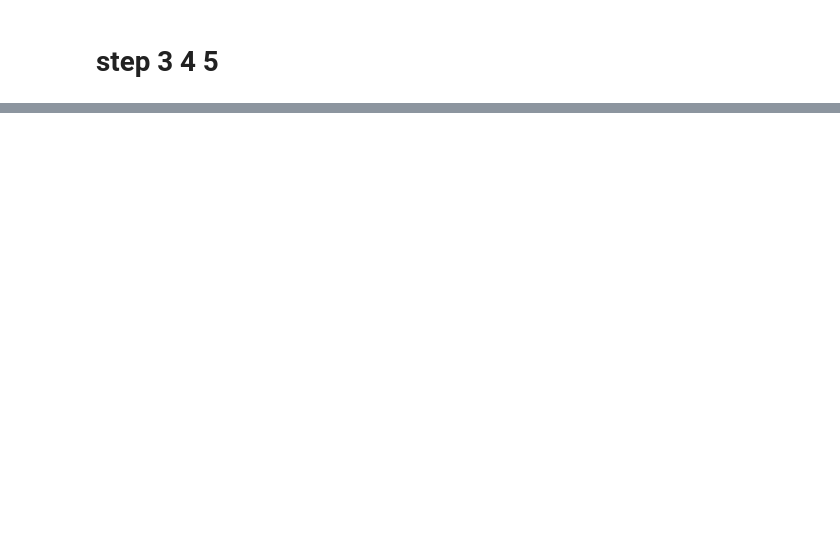
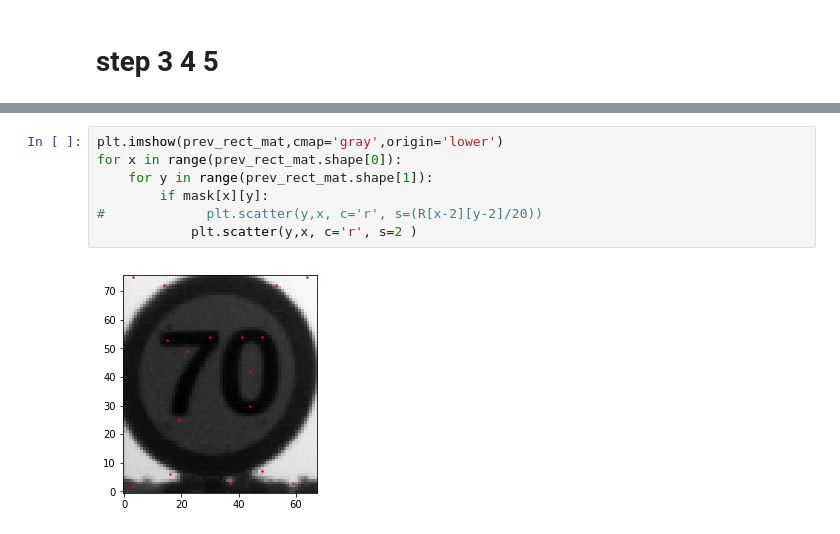
Before and after one commit to hodayamar/excellenteam-python-mobileye-distance-calculation, a Jupyter notebook: efrat-harris-script.ipynb, the cells around one changed output, grey strips where cells are left out. Saved outputs shown, nothing was run; the diff lists cells and outputs as text; blank space fills up the shorter version.

```diff
--- a/efrat-harris-script.ipynb
+++ b/efrat-harris-script.ipynb
@@ -113,0 +129,9 @@ for x in range(2,prev_rect_mat.shape[0]-2):
+# %%
+plt.imshow(prev_rect_mat,cmap='gray',origin='lower')
+for x in range(prev_rect_mat.shape[0]):
+    for y in range(prev_rect_mat.shape[1]):
+        if mask[x][y]:
+#             plt.scatter(y,x, c='r', s=(R[x-2][y-2]/20))
+            plt.scatter(y,x, c='r', s=2 )
+# %% [output]
+[figure, added]
```
Also changed, not shown: parts of 15 cells of this notebook, 3 other files.
